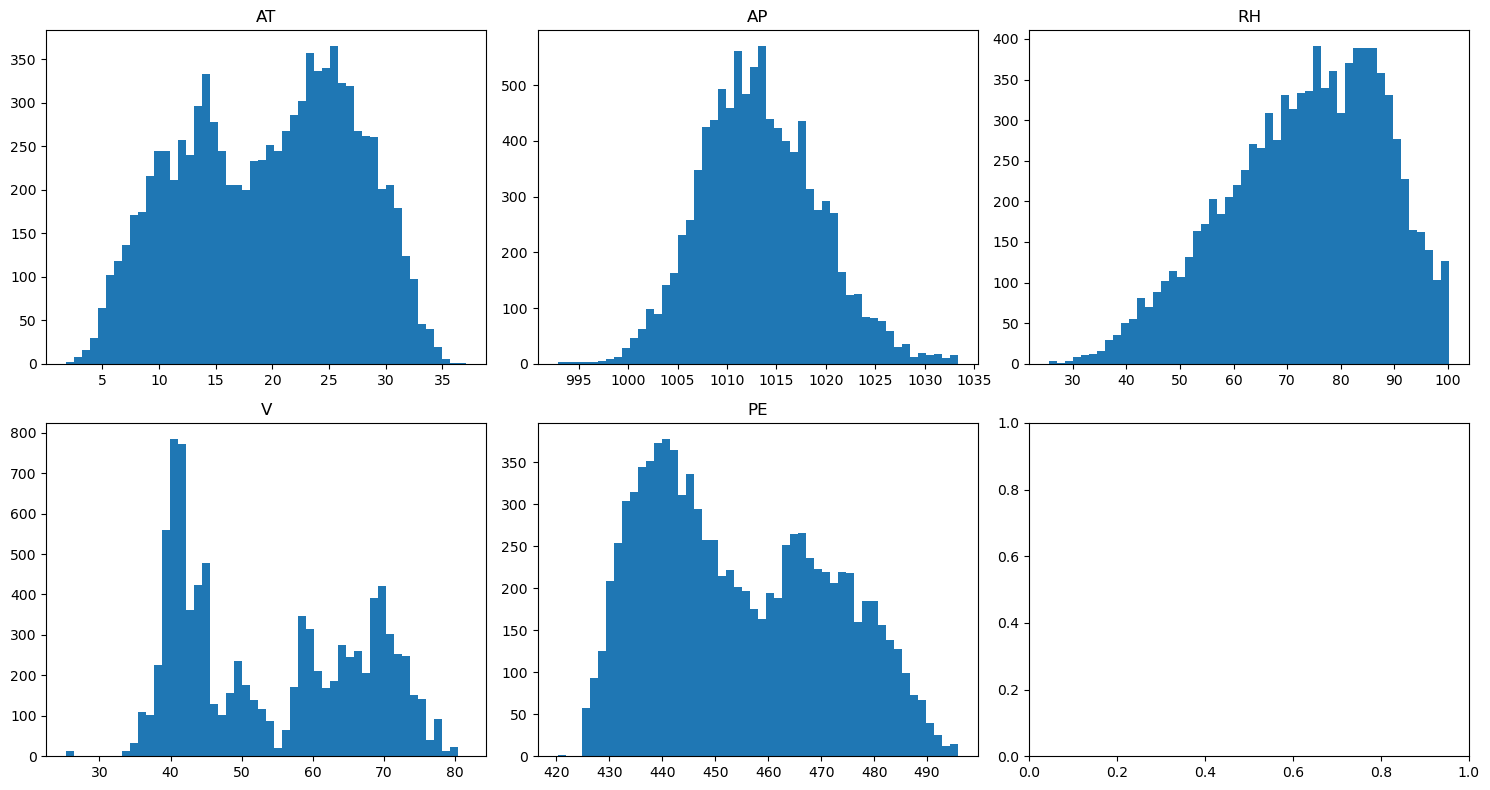
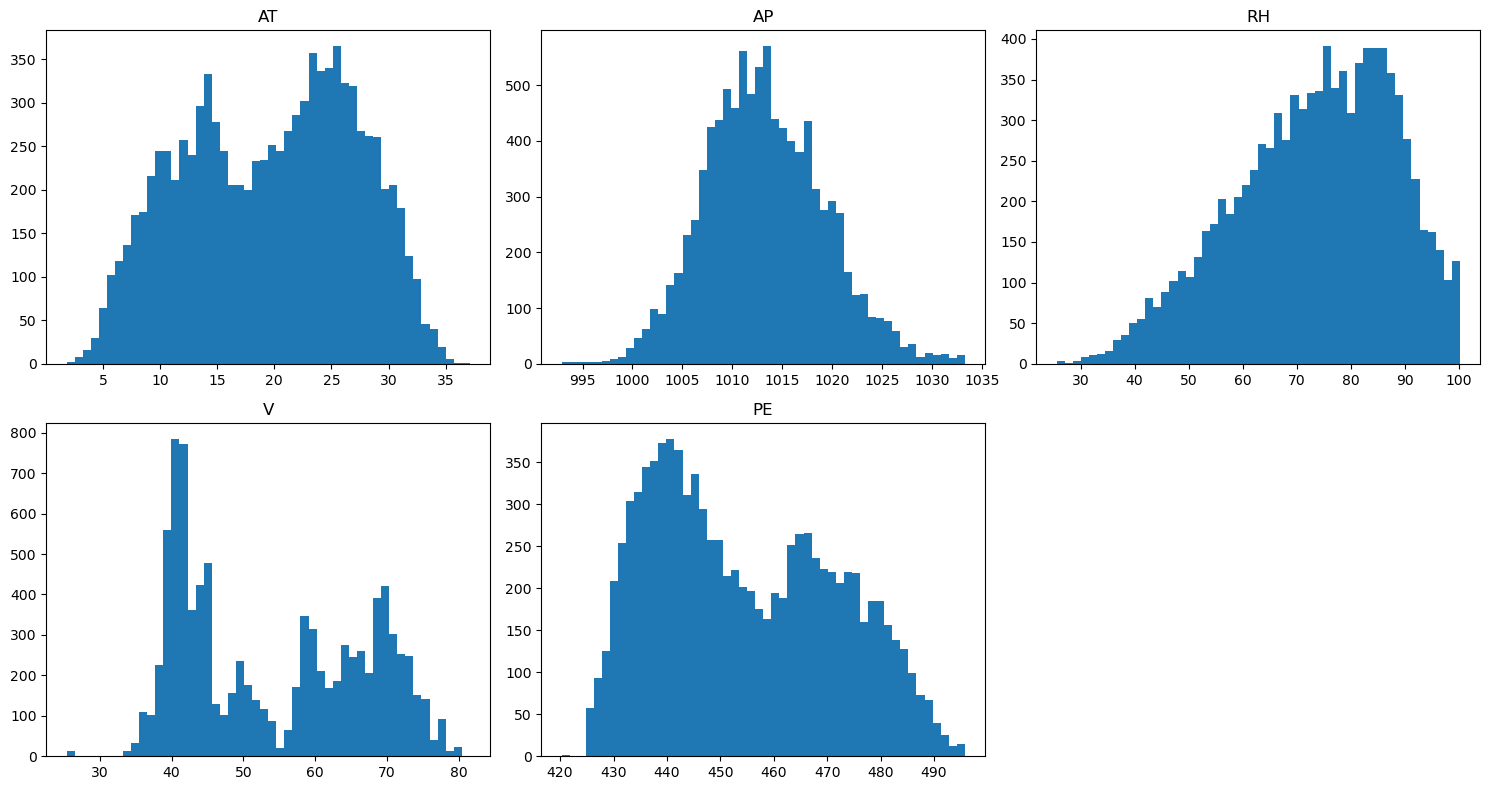
Code edit (unified diff) that turned the first committed figure into the second:
--- before
+++ after
@@ -7,4 +7,6 @@
     ax.set_title(col)
 
+axes[1, 2].axis('off')
+
 plt.tight_layout()
 plt.show()

Commit: Observations and Interpretations: inspect, analyze, and describe the distribution for each column's respective plot.